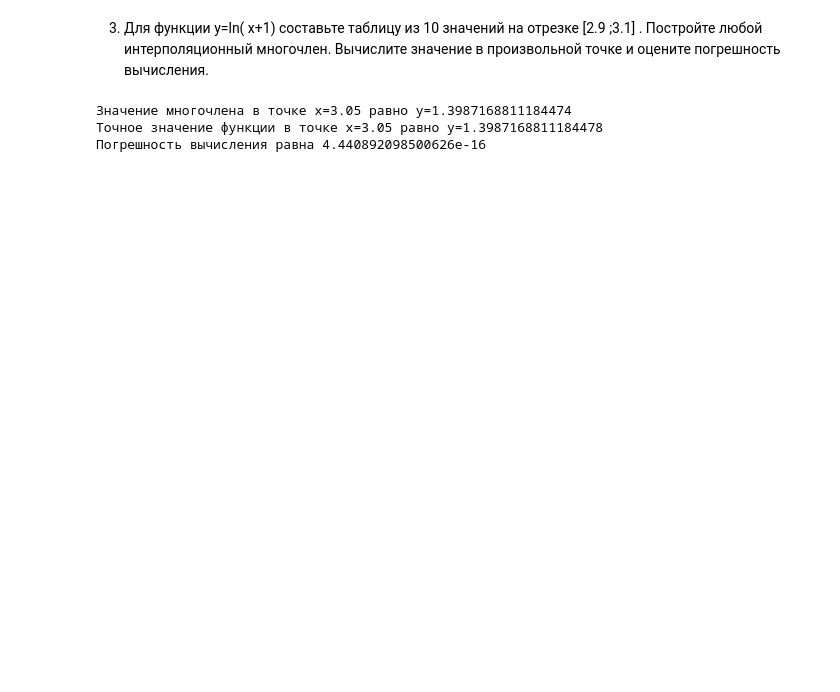
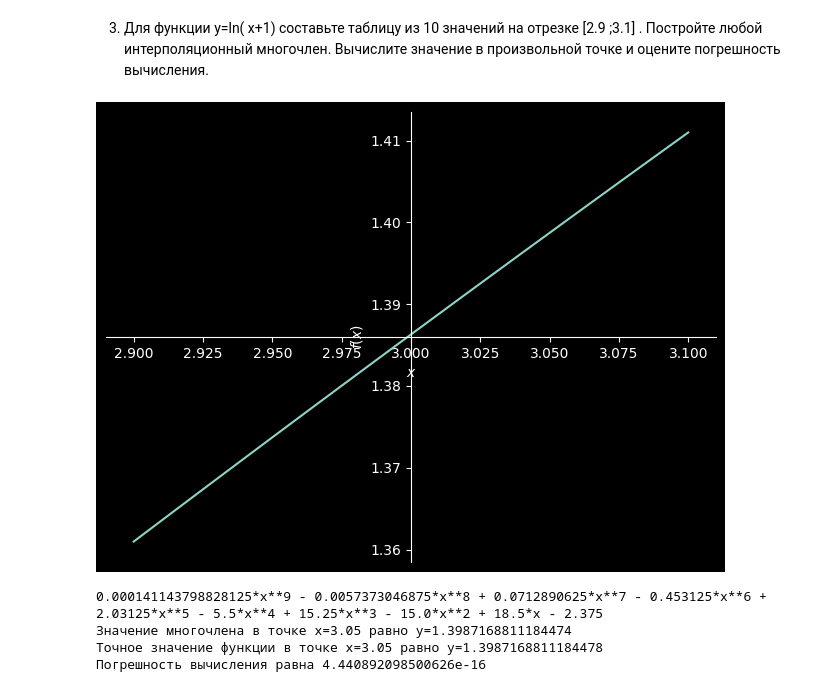
Before and after one commit to Daedma/Laboratory-works, a Jupyter notebook: sem4/met/lab3/matan.ipynb, the cells around one changed output. Drawn from its saved outputs; the diff is of its cells as text; code cells hidden in the pictures; blank space fills up the shorter version.

```diff
--- a/sem4/met/lab3/matan.ipynb
+++ b/sem4/met/lab3/matan.ipynb
@@ -135,33 +168,49 @@ def f(x):
     return np.log(x + 1)
 
 # Задаем отрезок и количество узлов
 a, b = 2.9, 3.1
 n = 10
 
 # Генерируем узлы и значения функции в них
 x = np.linspace(a, b, n)
 y = f(x)
 
 # Строим интерполяционный многочлен Лагранжа
 poly = lagrange(x, y)
 
+xx = sm.Symbol('x')
+result = 0.0
+
+for i in range (10):
+    F = y[i]
+    for j in range (10):
+        if j!=i:
+            F*= (xx-x[j]) #тут у нас числитель дроби формулы в виде (x-x0)*(x-x1)*...*(x-xj)
+            F/= (x[i]-x[j]) #здесь знаменатель
+    result+=F
+sm.plot(result, (xx, 2.9, 3.1))
+print(sm.expand(result)) #раскрываем скобки и приводим подобные
+
+
 # Определяем точку, в которой нужно вычислить значение многочлена
 x0 = 3.05
 
 # Вычисляем значение многочлена в заданной точке
 y0 = poly(x0)
 poly1 = lagrange_interpolation(x,y,x0)
 # Вычисляем точное значение функции в заданной точке
 y_exact = f(x0)
 
 # Вычисляем погрешность вычисления
 error = abs(poly1 - y_exact)
 
 # Выводим результаты
 print(f"Значение многочлена в точке x={x0} равно y={poly1}")
 print(f"Точное значение функции в точке x={x0} равно y={y_exact}")
 print(f"Погрешность вычисления равна {error}")
 # %% [output]
+[figure, added]
+0.000141143798828125*x**9 - 0.0057373046875*x**8 + 0.0712890625*x**7 - 0.453125*x**6 + 2.03125*x**5 - 5.5*x**4 + 15.25*x**3 - 15.0*x**2 + 18.5*x - 2.375
 Значение многочлена в точке x=3.05 равно y=1.3987168811184474
 Точное значение функции в точке x=3.05 равно y=1.3987168811184478
 Погрешность вычисления равна 4.440892098500626e-16
```
Also changed, not shown: parts of 2 cells of this notebook, 1 other file.
